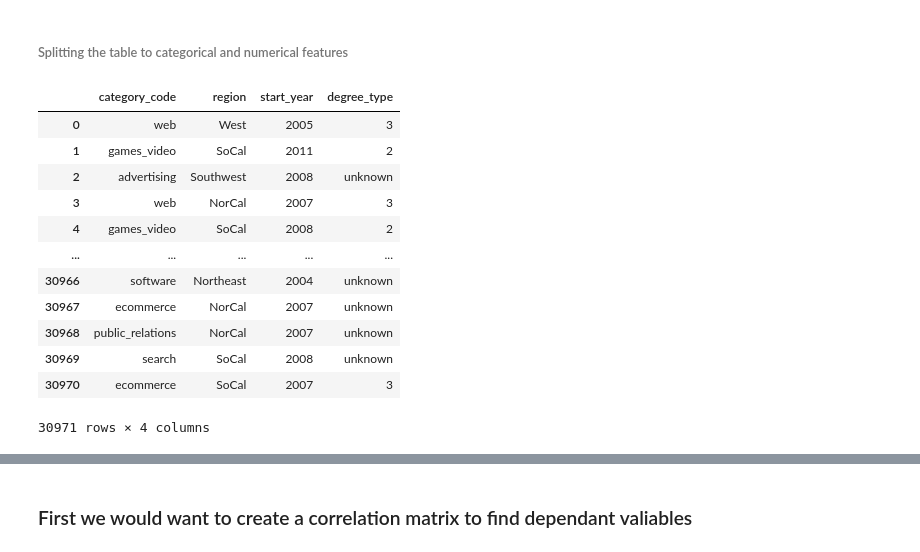
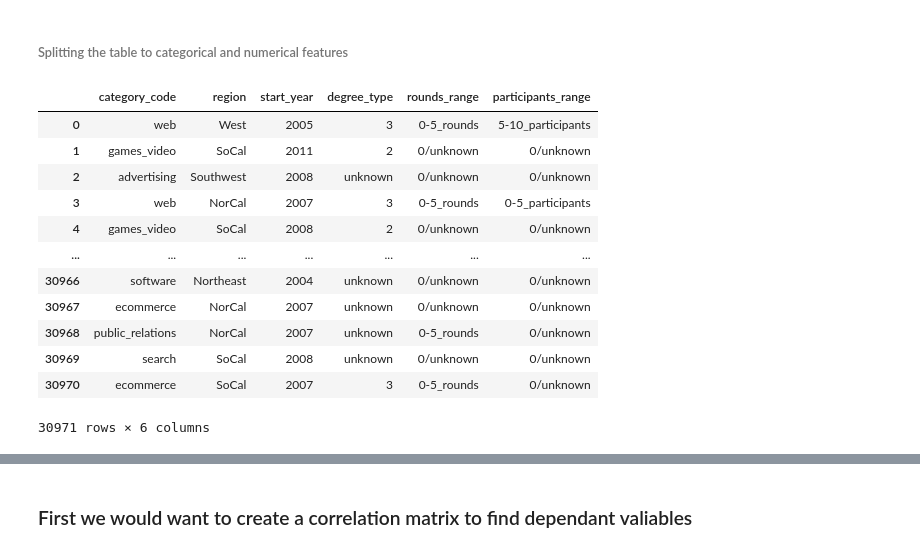
Before and after one commit to PaulIsenberg/FWIP_Venture, a Jupyter notebook: Completing_applied_ML_NEW.ipynb, the cells around one changed output, grey strips where cells are left out. Saved outputs shown, nothing was run; the diff lists cells and outputs as text; code cells hidden in the pictures.

```diff
--- a/Completing_applied_ML_NEW.ipynb
+++ b/Completing_applied_ML_NEW.ipynb
@@ -694,10 +776,10 @@ USA_companies7.columns.to_list()
 # %%
 # Extracting years from dates
-USA_companies8 = USA_companies7.copy()
+USA_companies8_2 = USA_companies7_2.copy()
 # %%
 
-USA_companies8['start_year'] = pd.DatetimeIndex(USA_companies8['start_dates']).year
-USA_companies8
+USA_companies8_2['start_year'] = pd.DatetimeIndex(USA_companies8_2['start_dates']).year
+USA_companies8_2
 # %% [output]
 |  | object_id | category_code | status | product_label | rounds_total | number_of_participants | region | ... |
 | 0 | c:1 | web | operating | 1 | 3.0 | 9.0 | West | ... |
@@ -727,0 +814,3 @@ USA_companies8.columns.to_list()
+# %%
+USA_companies8 = USA_companies8_2.drop(columns={'rounds_total','number_of_participants','start_dates'})
+USA_companies8
@@ -728,3 +831,8 @@ USA_companies8.columns.to_list()
+# %%
+USA_companies8['rounds_range'] = USA_companies8['rounds_range'].astype('object')
+USA_companies8['participants_range'] = USA_companies8['participants_range'].astype('object')
+USA_companies8['start_year'] = USA_companies8['start_year'].astype('object')
+USA_companies8['degree_type'] = USA_companies8['degree_type'].astype('object')
 # %% [markdown]
 # ML part
 # %% [markdown]
@@ -732,24 +840,26 @@ USA_companies8.columns.to_list()
 # %%
 # Categorical features
 categorical = USA_companies8[[
  'category_code',
  'region',
  'start_year',
- 'degree_type']]
+ 'degree_type',
+ 'rounds_range',
+ 'participants_range']]
 categorical
 # %% [output]
-|  | category_code | region | start_year | degree_type |
-| 0 | web | West | 2005 | 3 |
-| 1 | games_video | SoCal | 2011 | 2 |
-| 2 | advertising | Southwest | 2008 | unknown |
-| 3 | web | NorCal | 2007 | 3 |
-| 4 | games_video | SoCal | 2008 | 2 |
-| ... | ... | ... | ... | ... |
-| 30966 | software | Northeast | 2004 | unknown |
-| 30967 | ecommerce | NorCal | 2007 | unknown |
-| 30968 | public_relations | NorCal | 2007 | unknown |
-| 30969 | search | SoCal | 2008 | unknown |
-| 30970 | ecommerce | SoCal | 2007 | 3 |
+|  | category_code | region | start_year | degree_type | rounds_range | participants_range |
+| 0 | web | West | 2005 | 3 | 0-5_rounds | 5-10_participants |
+| 1 | games_video | SoCal | 2011 | 2 | 0/unknown | 0/unknown |
+| 2 | advertising | Southwest | 2008 | unknown | 0/unknown | 0/unknown |
+| 3 | web | NorCal | 2007 | 3 | 0-5_rounds | 0-5_participants |
+| 4 | games_video | SoCal | 2008 | 2 | 0/unknown | 0/unknown |
+| ... | ... | ... | ... | ... | ... | ... |
+| 30966 | software | Northeast | 2004 | unknown | 0/unknown | 0/unknown |
+| 30967 | ecommerce | NorCal | 2007 | unknown | 0/unknown | 0/unknown |
+| 30968 | public_relations | NorCal | 2007 | unknown | 0-5_rounds | 0/unknown |
+| 30969 | search | SoCal | 2008 | unknown | 0/unknown | 0/unknown |
+| 30970 | ecommerce | SoCal | 2007 | 3 | 0-5_rounds | 0/unknown |
-30971 rows × 4 columns
+30971 rows × 6 columns
 # %%
 categorical.dtypes
```
Also changed, not shown: parts of 38 cells of this notebook.
